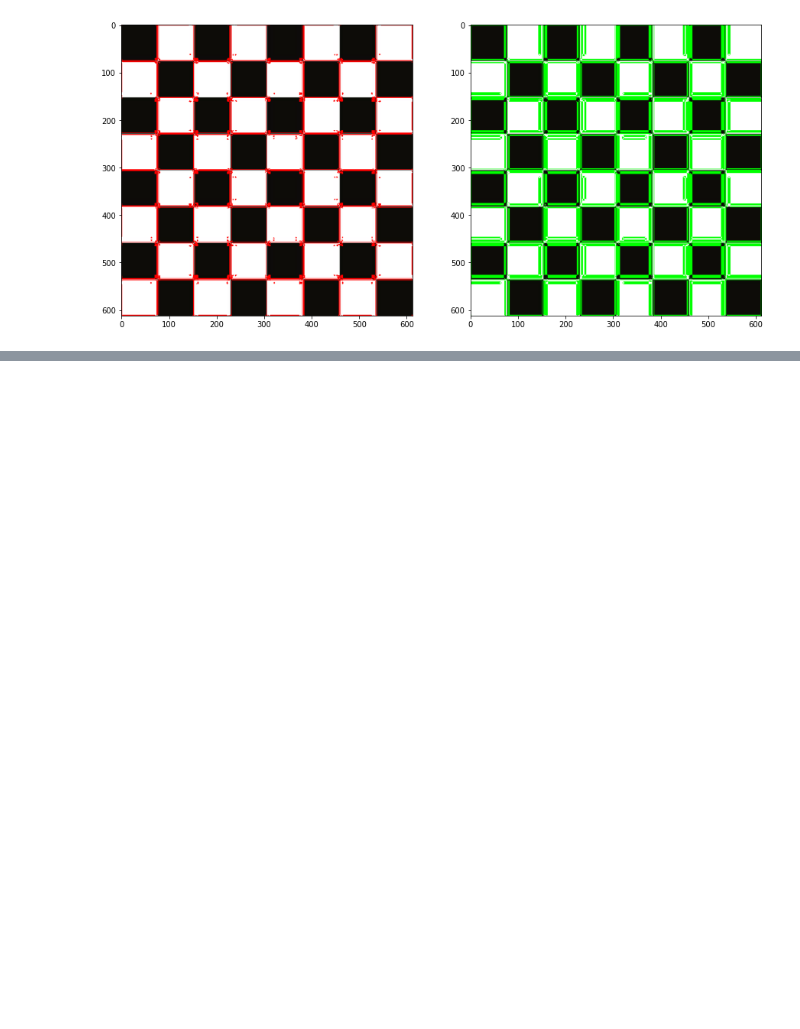
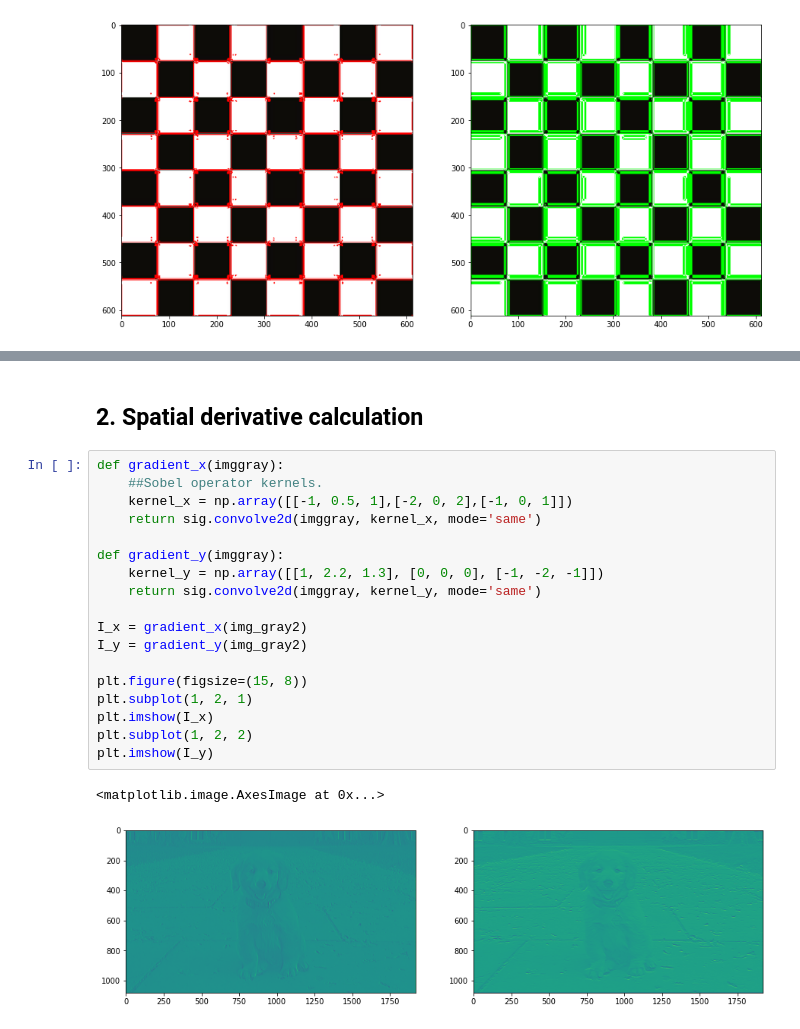
Before and after one commit to armandoBringas/computer-vision-course, a Jupyter notebook: 7_harris_edge_corner_detection.ipynb, the cells around one changed output, grey strips where cells are left out. Cells and saved outputs as stored; diff of their text form; blank space fills up the shorter version.

```diff
--- a/7_harris_edge_corner_detection.ipynb
+++ b/7_harris_edge_corner_detection.ipynb
@@ -129,0 +135,23 @@ error: ignored
+# %% [markdown]
+## 2. Spatial derivative calculation <a class="anchor" id="spatial" ></a>
+# %%
+def gradient_x(imggray):
+    ##Sobel operator kernels.
+    kernel_x = np.array([[-1, 0.5, 1],[-2, 0, 2],[-1, 0, 1]])
+    return sig.convolve2d(imggray, kernel_x, mode='same')
+
+def gradient_y(imggray):
+    kernel_y = np.array([[1, 2.2, 1.3], [0, 0, 0], [-1, -2, -1]])
+    return sig.convolve2d(imggray, kernel_y, mode='same')
+
+I_x = gradient_x(img_gray2)
+I_y = gradient_y(img_gray2)
+
+plt.figure(figsize=(15, 8))
+plt.subplot(1, 2, 1)
+plt.imshow(I_x)
+plt.subplot(1, 2, 2)
+plt.imshow(I_y)
+# %% [output]
+<matplotlib.image.AxesImage at 0x...>
+[figure, added]
```
Also changed, not shown: parts of 13 cells of this notebook.
